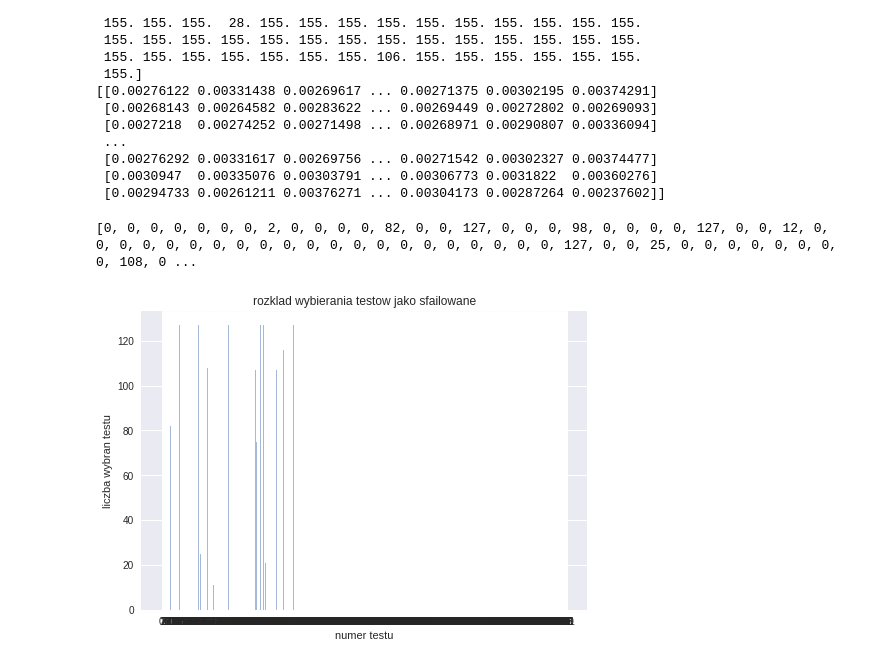
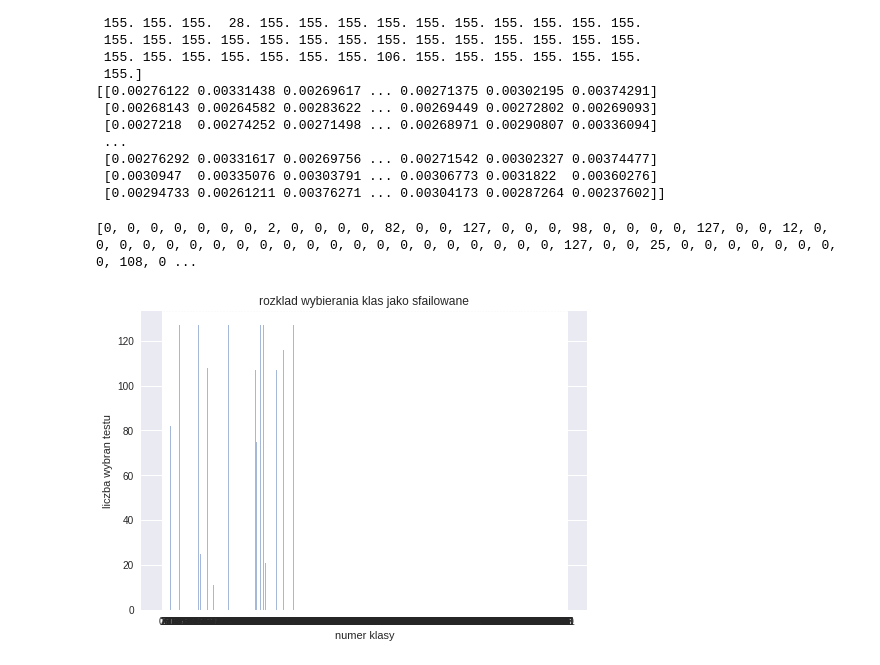
Before and after one commit to seraffin/FailOmen, a Jupyter notebook: Pola/Workspace_SVM.ipynb, the cells around one changed output. Drawn from its saved outputs; the diff is of its cells as text; code cells hidden in the pictures.

```diff
--- a/Pola/Workspace_SVM.ipynb
+++ b/Pola/Workspace_SVM.ipynb
@@ -411,28 +411,28 @@ from sklearn import metrics
  [0.0030947  0.00335076 0.00303791 ... 0.00306773 0.0031822  0.00360276]
  [0.00294733 0.00261211 0.00376271 ... 0.00304173 0.00287264 0.00237602]]
 # %%
-#jakie klasy byly naczesciej(zjadowaly sie w pierwszej 15 najbardziej prawdopodobnych) wybierane
+#jakie klasy byly naczesciej(znajdowaly sie w pierwszej 15 najbardziej prawdopodobnych) wybierane
 char_data = [0 for svm_class in svm_labels]
 i = 0
 for prob_prediction in proba_predictions:
   pair_prob_prediction = [(idx, element) for idx, element in enumerate(prob_prediction)]
   sorted_prob_prediction = list(prob_prediction)
   pair_prob_prediction_sorted = sorted(pair_prob_prediction, key=lambda ele: ele[1])
   best_pred = pair_prob_prediction_sorted[-15:]
   for pred_class in best_pred:
     char_data[pred_class[0]] += 1
 
 #   if i == 2 : break
 
 print(char_data)
 y_pos = range(len(svm_labels))
 performance = char_data
 plt.bar(y_pos, performance, align='center', alpha=0.5)
 plt.xticks(y_pos)
 plt.ylabel('liczba wybran testu')
-plt.xlabel('numer testu')
-plt.title('rozklad wybierania testow jako sfailowane')
+plt.xlabel('numer klasy')
+plt.title('rozklad wybierania klas jako sfailowane')
 plt.show()
 # %% [output]
 [0, 0, 0, 0, 0, 0, 0, 2, 0, 0, 0, 0, 82, 0, 0, 127, 0, 0, 0, 98, 0, 0, 0, 0, 127, 0, 0, 12, 0, 0, 0, 0, 0, 0, 0, 0, 0, 0, 0, 0, 0, 0, 0, 0, 0, 0, 0, 0, 0, 127, 0, 0, 25, 0, 0, 0, 0, 0, 0, 0, 0, 108, 0 ...
-[figure, old version]
+[figure, new version]
```
